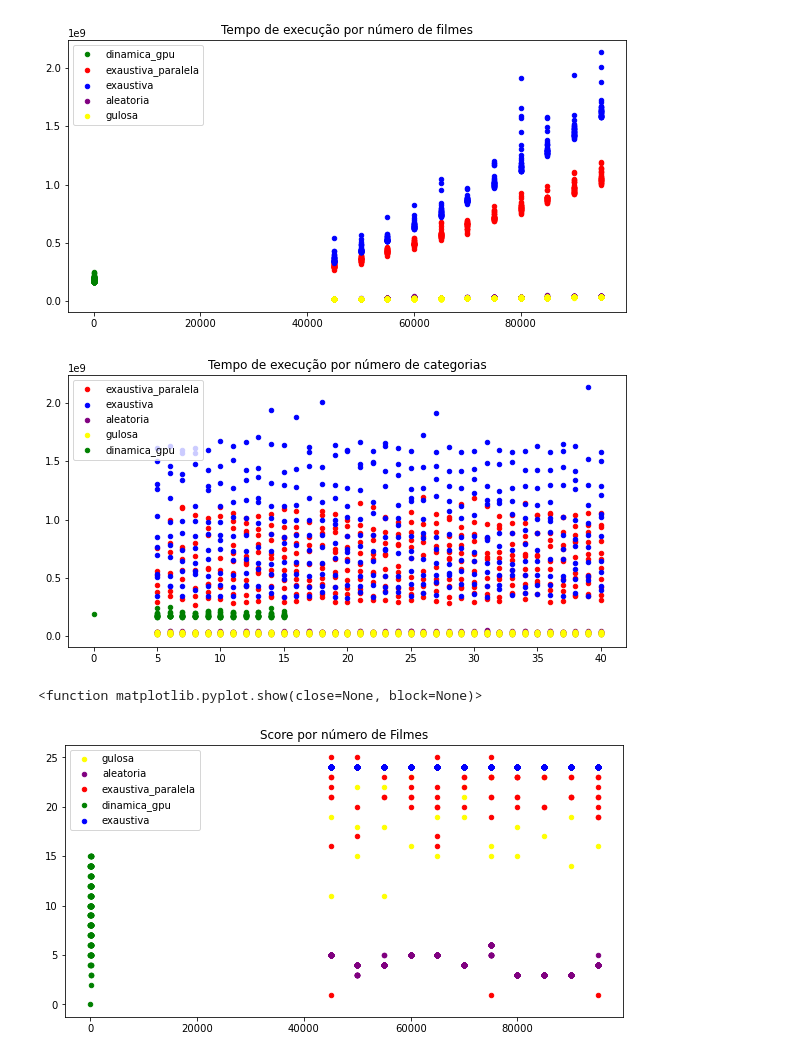
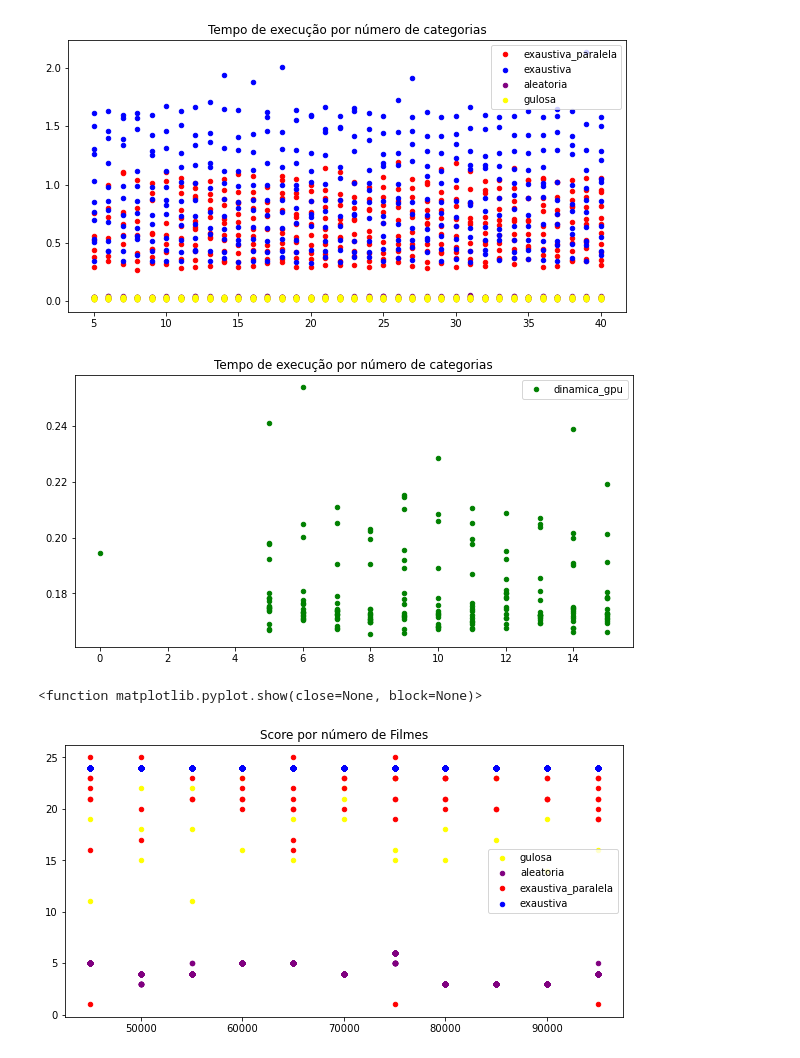
Before and after one commit to Antonioarf/Proj_SuperComp, a Jupyter notebook: python/graficos.ipynb, the cells around one changed output. Saved outputs shown, nothing was run; the diff lists cells and outputs as text; code cells hidden in the pictures.

```diff
--- a/python/graficos.ipynb
+++ b/python/graficos.ipynb
@@ -18,4 +21,11 @@ df_exaustiva_paralela.columns = ['tempo', 'filmes', 'cats', 'score', 'horas']
 df_aleatoria.columns = ['tempo', 'filmes', 'cats', 'score', 'horas']
 df_gulosa.columns = ['tempo', 'filmes', 'cats', 'score', 'horas']
 df_gpu.columns = ['tempo', 'filmes', 'cats', 'score']
+df_gpu_teste.columns = ['tempo', 'filmes', 'cats', 'score']
 df_exaustiva.shape
+df_aleatoria.tempo = df_aleatoria.tempo / 1e9
+df_exaustiva.tempo = df_exaustiva.tempo / 1e9
+df_exaustiva_paralela.tempo = df_exaustiva_paralela.tempo / 1e9
+df_gulosa.tempo = df_gulosa.tempo / 1e9
+df_gpu.tempo = df_gpu.tempo / 1e9
+df_gpu_teste.tempo = df_gpu_teste.tempo / 1e9
@@ -24,38 +52,31 @@ df_exaustiva.shape
 # %%
 fig, ax = plt.subplots(figsize=(10,5))
-ax.set_title("Tempo de execução por número de filmes")
-ax.scatter(df_gpu.filmes, df_gpu.tempo, label="dinamica_gpu", color="green", s=20)
-ax.scatter(df_exaustiva_paralela.filmes, df_exaustiva_paralela.tempo, label="exaustiva_paralela", color="red", s=20)
-ax.scatter(df_exaustiva.filmes, df_exaustiva.tempo, label="exaustiva", color="blue", s=20)
-ax.scatter(df_aleatoria.filmes, df_aleatoria.tempo, label="aleatoria", color="purple", s=20)
-ax.scatter(df_gulosa.filmes, df_gulosa.tempo, label="gulosa", color="yellow", s=20)
+ax.set_title("Tempo de execução por número de categorias")
+ax.scatter(df_exaustiva_paralela.cats, df_exaustiva_paralela.tempo, label="exaustiva_paralela", color="red", s=20)
+ax.scatter(df_exaustiva.cats, df_exaustiva.tempo, label="exaustiva", color="blue", s=20)
+ax.scatter(df_aleatoria.cats, df_aleatoria.tempo, label="aleatoria", color="purple", s=20)
+ax.scatter(df_gulosa.cats, df_gulosa.tempo, label="gulosa", color="yellow", s=20)
 ax.legend()
 plt.show()
 # %% [output]
-[figure, old version]
+[figure, new version]
 # %%
 fig, ax = plt.subplots(figsize=(10,5))
 ax.set_title("Tempo de execução por número de categorias")
-ax.scatter(df_exaustiva_paralela.cats, df_exaustiva_paralela.tempo, label="exaustiva_paralela", color="red", s=20)
-ax.scatter(df_exaustiva.cats, df_exaustiva.tempo, label="exaustiva", color="blue", s=20)
-ax.scatter(df_aleatoria.cats, df_aleatoria.tempo, label="aleatoria", color="purple", s=20)
-ax.scatter(df_gulosa.cats, df_gulosa.tempo, label="gulosa", color="yellow", s=20)
 ax.scatter(df_gpu.cats, df_gpu.tempo, label="dinamica_gpu", color="green", s=20)
-
 ax.legend()
 plt.show()
 # %% [output]
-[figure, old version]
+[figure, new version]
 # %%
 fig, ax = plt.subplots(figsize=(10,5))
 ax.set_title("Score por número de Filmes")
 ax.scatter(df_gulosa.filmes, df_gulosa.score, label="gulosa", color="yellow", s=20)
 ax.scatter(df_aleatoria.filmes, df_aleatoria.score, label="aleatoria", color="purple", s=20)
 ax.scatter(df_exaustiva_paralela.filmes, df_exaustiva_paralela.score, label="exaustiva_paralela", color="red", s=20)
-ax.scatter(df_gpu.filmes, df_gpu.score, label="dinamica_gpu", color="green", s=20)
 ax.scatter(df_exaustiva.filmes, df_exaustiva.score, label="exaustiva", color="blue", s=20)
 ax.legend()
 plt.show
 # %% [output]
 <function matplotlib.pyplot.show(close=None, block=None)>
-[figure, old version]
+[figure, new version]
```
Also changed, not shown: parts of 6 cells of this notebook, 9 other files.
